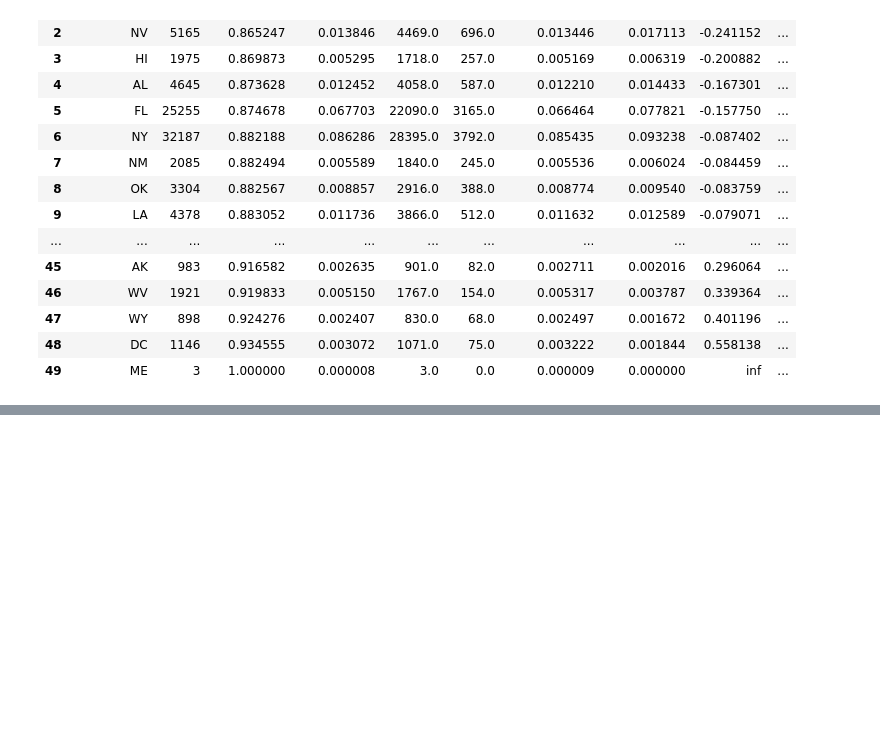
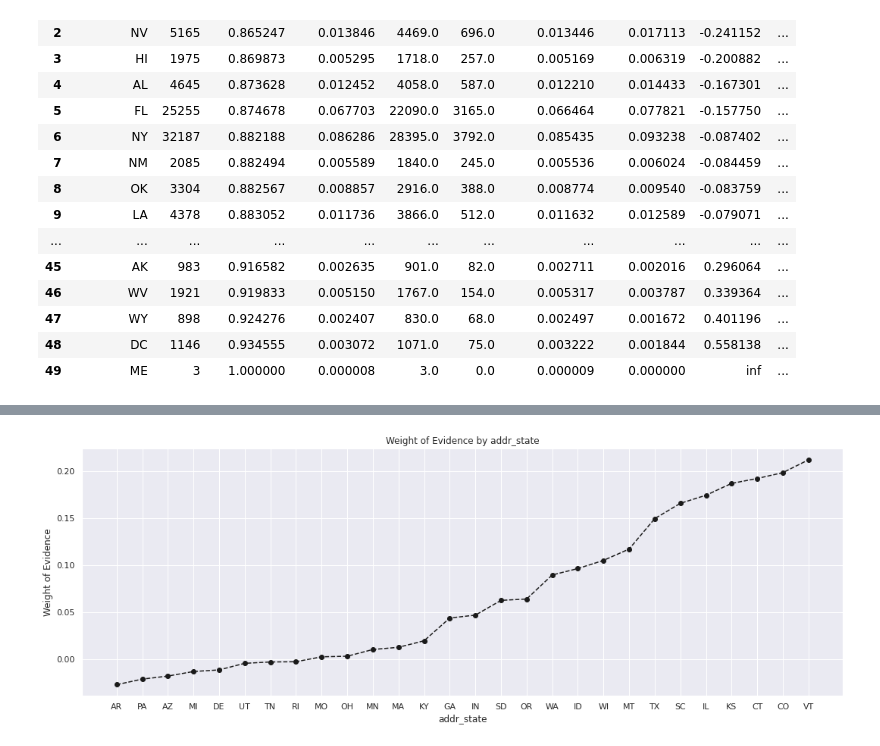
Before and after one commit to rpdieego/credit_risk_modeling, a Jupyter notebook: Credit_Risk_Modeling.ipynb, the cells around one changed output, grey strips where cells are left out. Saved outputs shown, nothing was run; the diff lists cells and outputs as text; code cells hidden in the pictures; blank space fills up the shorter version.

```diff
--- a/Credit_Risk_Modeling.ipynb
+++ b/Credit_Risk_Modeling.ipynb
@@ -824,0 +935,5 @@ plot_by_woe(df_temp_addr.iloc[2: -2, :])
+# %%
+# Plot without values from categories #1 to #7, and high extreme values
+plot_by_woe(df_temp_addr.iloc[15: -7, :])
+# %% [output]
+[figure, added]
```
Also changed, not shown: parts of 52 cells of this notebook.
